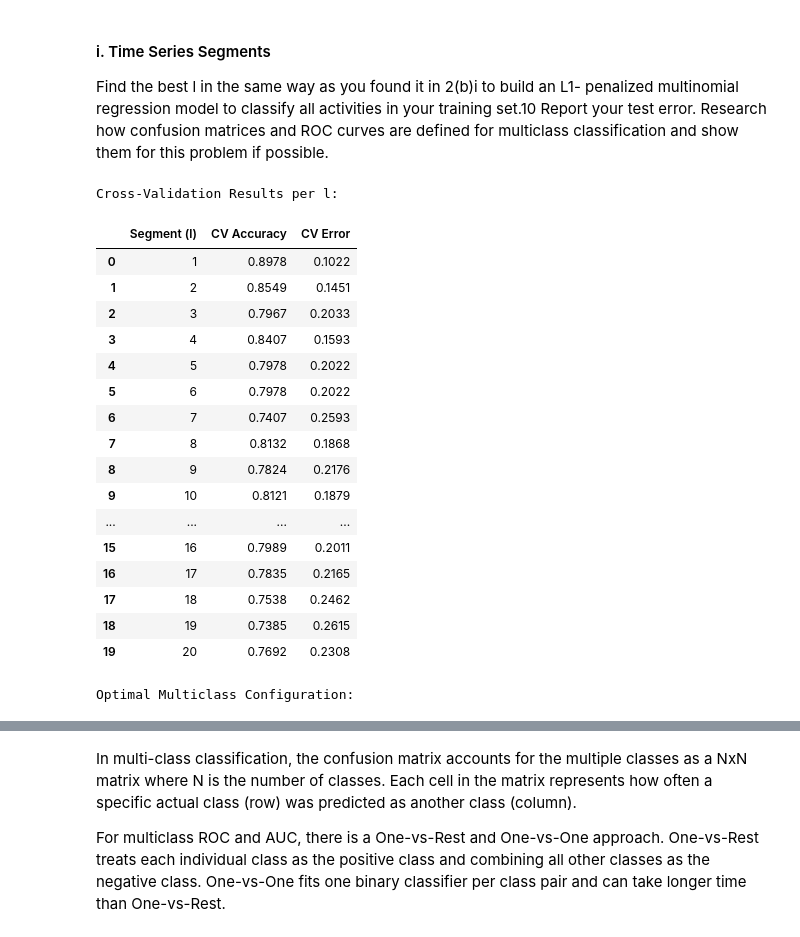
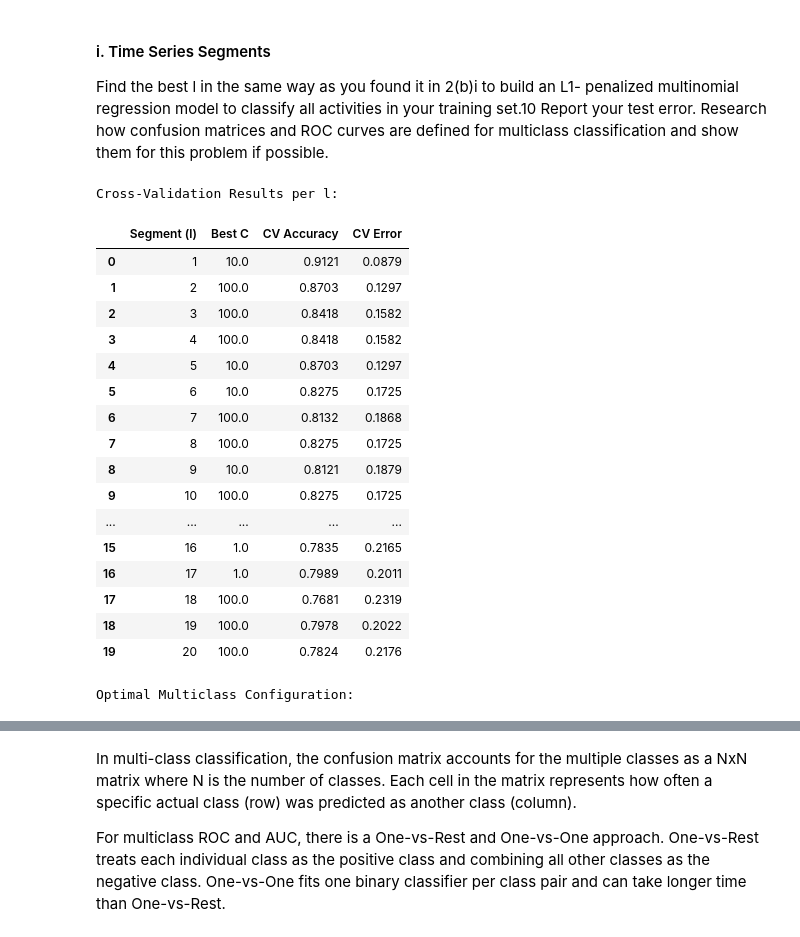
Before and after one commit to lyuanh0/DSCI552-HW4, a Jupyter notebook: notebook/Ho_LiYuan_HW4.ipynb, the cells around one changed output, grey strips where cells are left out. Cells and saved outputs as stored; diff of their text form; code cells hidden in the pictures.

```diff
--- a/notebook/Ho_LiYuan_HW4.ipynb
+++ b/notebook/Ho_LiYuan_HW4.ipynb
@@ -732,45 +768,57 @@ l_multiclass_stats = []
 skf = StratifiedKFold(n_splits=5, shuffle=True, random_state=42)
 
 best_l_multi = None
+best_C_multi = None
 best_acc_multi = -1.0
 best_err_multi = 1.0
 
 # 5-Fold Stratified Cross-Validation across l in {1, ..., 20}
+# bending2 has 4 training instances, so one validation fold has none.
+# All training folds still contain every class; CV uses accuracy.
 for l in range(1, 21):
     X_l, y_train_multi = extract_multiclass_features(train_data, l)
-    fold_accs = []
+    best_C_for_l = None
+    best_acc_for_l = -1.0
 
-    for train_idx, val_idx in skf.split(X_l, y_train_multi):
-        X_tr, X_val = X_l.iloc[train_idx].values, X_l.iloc[val_idx].values
-        y_tr, y_val = y_train_multi[train_idx], y_train_multi[val_idx]
+    for C_val in C_grid:
+        fold_accs = []
+        for train_idx, val_idx in skf.split(X_l, y_train_multi):
+            X_tr, X_val = X_l.iloc[train_idx].values, X_l.iloc[val_idx].values
+            y_tr, y_val = y_train_multi[train_idx], y_train_multi[val_idx]
 
-        scaler = StandardScaler()
-        X_tr_scaled = scaler.fit_transform(X_tr)
-        X_val_scaled = scaler.transform(X_val)
+            scaler = StandardScaler()
+            X_tr_scaled = scaler.fit_transform(X_tr)
+            X_val_scaled = scaler.transform(X_val)
 
-        multi_model = LogisticRegression(
-            penalty='l1',
-            solver='saga',
-            C=1.0,
-            random_state=42,
-            max_iter=500
-        )
-        multi_model.fit(X_tr_scaled, y_tr)
-        fold_accs.append(multi_model.score(X_val_scaled, y_val))
+            multi_model = LogisticRegression(
+                penalty='l1',
+                solver='saga',
+                C=C_val,
+                random_state=42,
+                max_iter=20000,
+                tol=1e-3
+            )
+            multi_model.fit(X_tr_scaled, y_tr)
+            fold_accs.append(multi_model.score(X_val_scaled, y_val))
 
-    mean_acc = np.mean(fold_accs)
-    cv_err = 1.0 - mean_acc
+        mean_acc = np.mean(fold_accs)
+        if mean_acc > best_acc_for_l:
+            best_acc_for_l = mean_acc
+            best_C_for_l = C_val
 
+    cv_err = 1.0 - best_acc_for_l
     l_multiclass_stats.append({
         'Segment (l)': l,
-        'CV Accuracy': round(mean_acc, 4),
+        'Best C': best_C_for_l,
+        'CV Accuracy': round(best_acc_for_l, 4),
         'CV Error': round(cv_err, 4)
     })
 
     if (cv_err < best_err_multi) or (cv_err == best_err_multi and (best_l_multi is None or l < best_l_multi)):
         best_err_multi = cv_err
-        best_acc_multi = mean_acc
+        best_acc_multi = best_acc_for_l
         best_l_multi = l
+        best_C_multi = best_C_for_l
 
 # Per-segment
 results_per_l_multi_df = pd.DataFrame(l_multiclass_stats)
@@ -779,55 +827,57 @@ display(results_per_l_multi_df)
 
 optimal_multi_df = pd.DataFrame([{
     'Optimal l': best_l_multi,
+    'Optimal C': best_C_multi,
     'CV Accuracy': round(best_acc_multi, 4),
     'CV Error': round(best_err_multi, 4)
 }])
 print("\nOptimal Multiclass Configuration:")
 display(optimal_multi_df)
 
 # Trai model on full training set with optimal l*
 X_train_m, y_train_m = extract_multiclass_features(train_data, best_l_multi)
 scaler_m = StandardScaler()
 X_train_m_scaled = scaler_m.fit_transform(X_train_m)
 
 final_multi = LogisticRegression(
     penalty='l1',
     solver='saga',
-    C=1.0,
+    C=best_C_multi,
     random_state=42,
-    max_iter=500
+    max_iter=20000,
+    tol=1e-3
 )
 final_multi.fit(X_train_m_scaled, y_train_m)
 
 # Predict on Test Set
 X_test_m, y_test_m = extract_multiclass_features(test_data, best_l_multi)
 X_test_m_scaled = scaler_m.transform(X_test_m)
 
 y_test_pred_m = final_multi.predict(X_test_m_scaled)
 y_test_prob_m = final_multi.predict_proba(X_test_m_scaled)
 
 test_acc_m = final_multi.score(X_test_m_scaled, y_test_m)
 test_err_m = 1.0 - test_acc_m
 
 print(f"Test Accuracy: {test_acc_m:.4f}")
 print(f"Test Error: {test_err_m:.4f}")
 # %% [output]
 Cross-Validation Results per l:
-|  | Segment (l) | CV Accuracy | CV Error |
-| 0 | 1 | 0.8978 | 0.1022 |
-| 1 | 2 | 0.8549 | 0.1451 |
-| 2 | 3 | 0.7967 | 0.2033 |
-| 3 | 4 | 0.8407 | 0.1593 |
-| 4 | 5 | 0.7978 | 0.2022 |
-| 5 | 6 | 0.7978 | 0.2022 |
-| 6 | 7 | 0.7407 | 0.2593 |
-| 7 | 8 | 0.8132 | 0.1868 |
-| 8 | 9 | 0.7824 | 0.2176 |
-| 9 | 10 | 0.8121 | 0.1879 |
-| ... | ... | ... | ... |
-| 15 | 16 | 0.7989 | 0.2011 |
-| 16 | 17 | 0.7835 | 0.2165 |
-| 17 | 18 | 0.7538 | 0.2462 |
-| 18 | 19 | 0.7385 | 0.2615 |
-| 19 | 20 | 0.7692 | 0.2308 |
+|  | Segment (l) | Best C | CV Accuracy | CV Error |
+| 0 | 1 | 10.0 | 0.9121 | 0.0879 |
+| 1 | 2 | 100.0 | 0.8703 | 0.1297 |
+| 2 | 3 | 100.0 | 0.8418 | 0.1582 |
+| 3 | 4 | 100.0 | 0.8418 | 0.1582 |
+| 4 | 5 | 10.0 | 0.8703 | 0.1297 |
+| 5 | 6 | 10.0 | 0.8275 | 0.1725 |
+| 6 | 7 | 100.0 | 0.8132 | 0.1868 |
+| 7 | 8 | 100.0 | 0.8275 | 0.1725 |
+| 8 | 9 | 10.0 | 0.8121 | 0.1879 |
+| 9 | 10 | 100.0 | 0.8275 | 0.1725 |
+| ... | ... | ... | ... | ... |
+| 15 | 16 | 1.0 | 0.7835 | 0.2165 |
+| 16 | 17 | 1.0 | 0.7989 | 0.2011 |
+| 17 | 18 | 100.0 | 0.7681 | 0.2319 |
+| 18 | 19 | 100.0 | 0.7978 | 0.2022 |
+| 19 | 20 | 100.0 | 0.7824 | 0.2176 |
 Optimal Multiclass Configuration:
```
Also changed, not shown: parts of 11 cells of this notebook.
